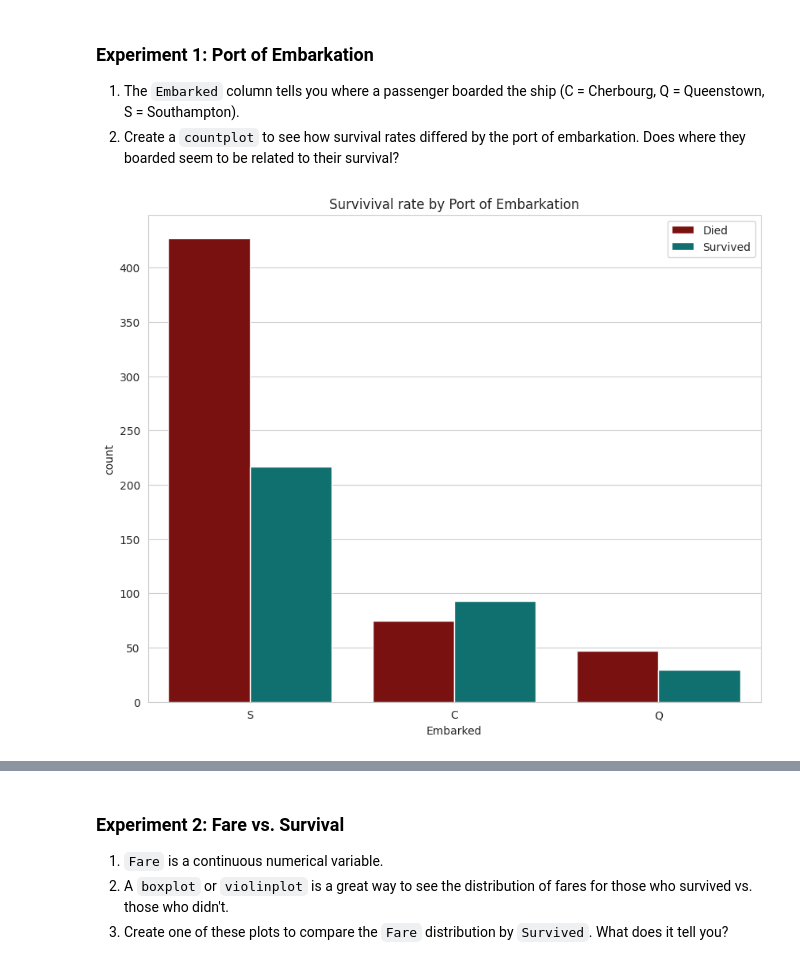
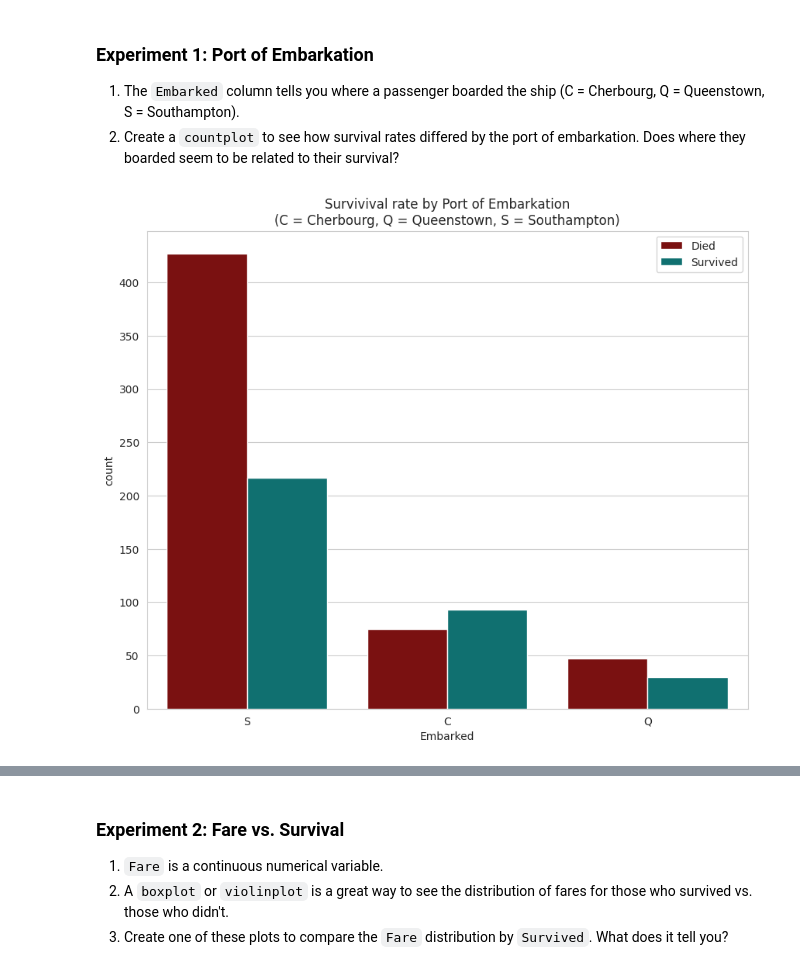
Before and after one commit to CeZa18/ITAI-1371-ML-Labs, a Jupyter notebook: L04_CesarZaldivar_ITAI1371.ipynb, the cells around one changed output, grey strips where cells are left out. Saved outputs shown, nothing was run; the diff lists cells and outputs as text; code cells hidden in the pictures.

```diff
--- a/L04_CesarZaldivar_ITAI1371.ipynb
+++ b/L04_CesarZaldivar_ITAI1371.ipynb
@@ -107,7 +107,8 @@ Insight: Far more people died than survived. This is an example of an imbalanced
 Now we want to see if there's a relationship between two variables. We can use the `hue` parameter in `countplot` to split the bars by another category.
 # %%
 plt.figure(figsize=(10, 6))
-sns.countplot(x='Pclass', hue='Survived', data=df)
+color_dict = ['darkred', 'teal', 'skyblue']
+sns.countplot(x='Pclass', hue='Survived', palette = color_dict, data=df)
 plt.title('Survival by Passenger Class')
 plt.legend(['Died', 'Survived'])
 plt.show()
@@ -157,12 +159,12 @@ Insight: The age distribution for those who did not survive is centered around t
 2.  Create a `countplot` to see how survival rates differed by the port of embarkation. Does where they boarded seem to be related to their survival?
 # %%
 # --- ENTER YOUR CODE HERE ---
+# Port of Embarkation
 
-color_dict = ['darkred', 'teal']
 plt.figure(figsize=(10, 8))
 sns.countplot(x = 'Embarked', hue = 'Survived', palette = color_dict, data = df)
-plt.title('Survivival rate by Port of Embarkation')
+plt.title('Survivival rate by Port of Embarkation\n(C = Cherbourg, Q = Queenstown, S = Southampton)')
 plt.legend(['Died', 'Survived'])
 plt.show()
 # %% [output]
-[figure, old version]
+[figure, new version]
```
Also changed, not shown: parts of 6 cells of this notebook.
